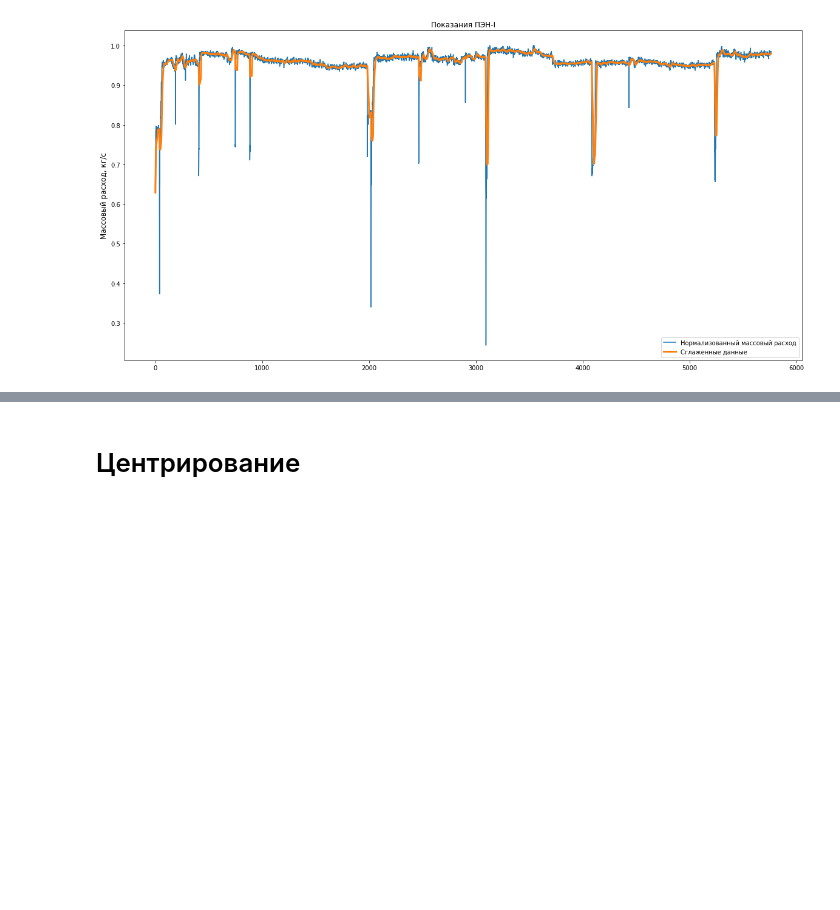
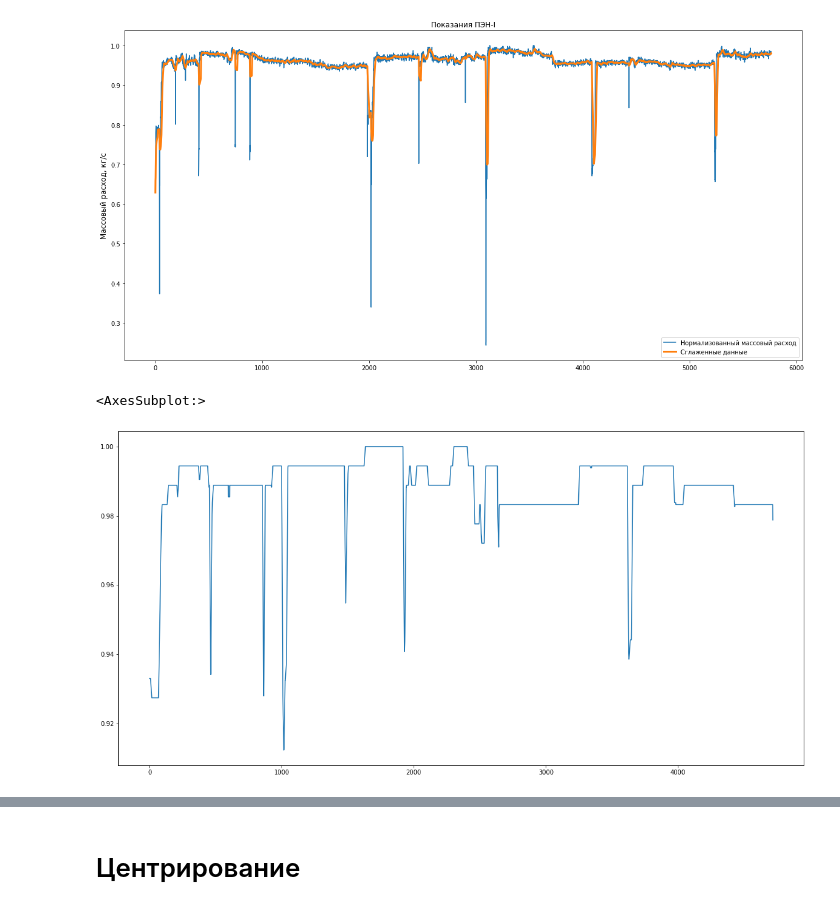
Before and after one commit to edodo1337/diplom, a Jupyter notebook: research/Диплом.ipynb, the cells around one changed output, grey strips where cells are left out. Cells and saved outputs as stored; diff of their text form; code cells hidden in the pictures; blank space fills up the shorter version.

```diff
--- a/research/Диплом.ipynb
+++ b/research/Диплом.ipynb
@@ -315,6 +310,11 @@ smoothed_data = {
 }
 # %% [output]
 [figure]
+# %%
+smoothed_data['pump_5_temp'].plot()
+# %% [output]
+<AxesSubplot:>
+[figure, added]
 # %%
 (filtred_data['pump_1_in']/filtred_data['pump_1_in'].max()).plot(title='Показания ПЭН-I', label="Нормализованное давление на всасе")
 smoothed_data['pump_1_in'].plot(linewidth=3, label="Сглаженные данные")
```
Also changed, not shown: parts of 4 cells of this notebook.
